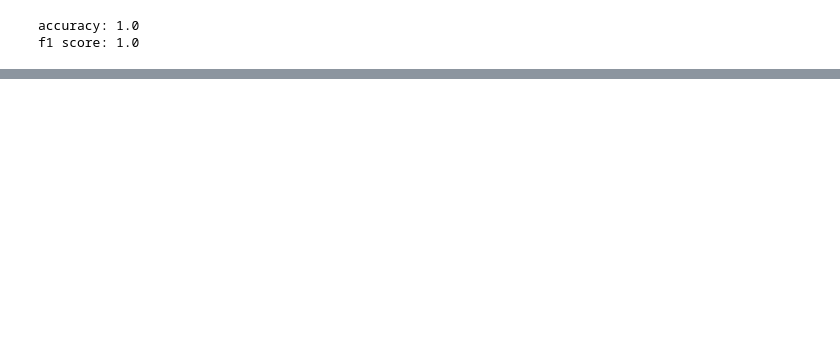
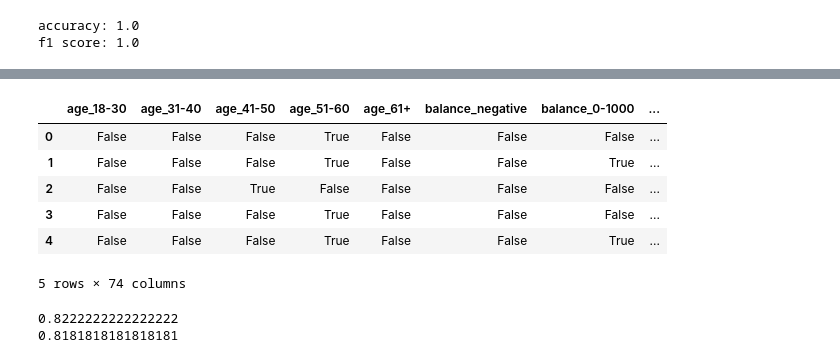
Before and after one commit to wizard653/OSDA3, a Jupyter notebook: FCALC/exmp.ipynb, the cells around one changed output, grey strips where cells are left out. Drawn from its saved outputs; the diff is of its cells as text; code cells hidden in the pictures; blank space fills up the shorter version.

```diff
--- a/FCALC/exmp.ipynb
+++ b/FCALC/exmp.ipynb
@@ -126,0 +162,4 @@ pat_cls.predict(X_test.values)
+# %%
+categorical_columns = ['job', 'marital', 'education', 'default', 'housing', 'loan', 'contact', 'month', 'poutcome', 'deposit']
+unique_values = {column: df[column].unique() for column in categorical_columns}
+unique_values
@@ -126,0 +233,11 @@ pat_cls.predict(X_test.values)
+# %%
+df = pd.get_dummies(df, columns=categorical_columns)
+df.head()
+# %% [output]
+|  | age_18-30 | age_31-40 | age_41-50 | age_51-60 | age_61+ | balance_negative | balance_0-1000 | ... |
+| 0 | False | False | False | True | False | False | False | ... |
+| 1 | False | False | False | True | False | False | True | ... |
+| 2 | False | False | True | False | False | False | False | ... |
+| 3 | False | False | False | True | False | False | False | ... |
+| 4 | False | False | False | True | False | False | True | ... |
+5 rows × 74 columns
@@ -127,4 +254,8 @@ pat_cls.predict(X_test.values)
 # %%
 from sklearn.metrics import accuracy_score, f1_score
-print("accuracy:",round(accuracy_score(y_test, pat_cls.predictions),4))
-print("f1 score:",round(f1_score(y_test, pat_cls.predictions),4))
+
+print(accuracy_score(y_test, pat_cls.predictions))
+print(f1_score(y_test, pat_cls.predictions))
+# %% [output]
+0.8222222222222222
+0.8181818181818181
```
Also changed, not shown: parts of 30 cells of this notebook, 6 other files.
